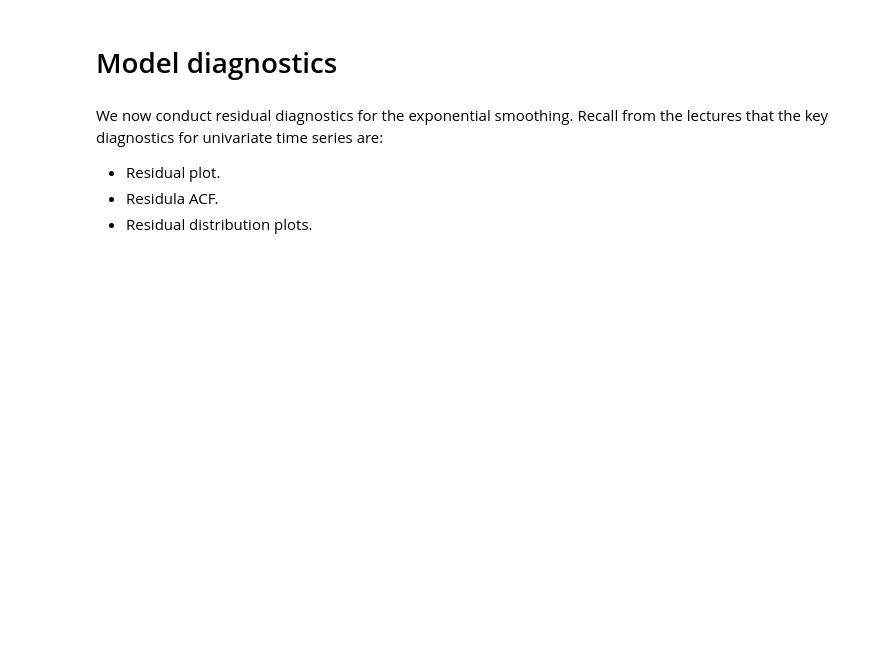
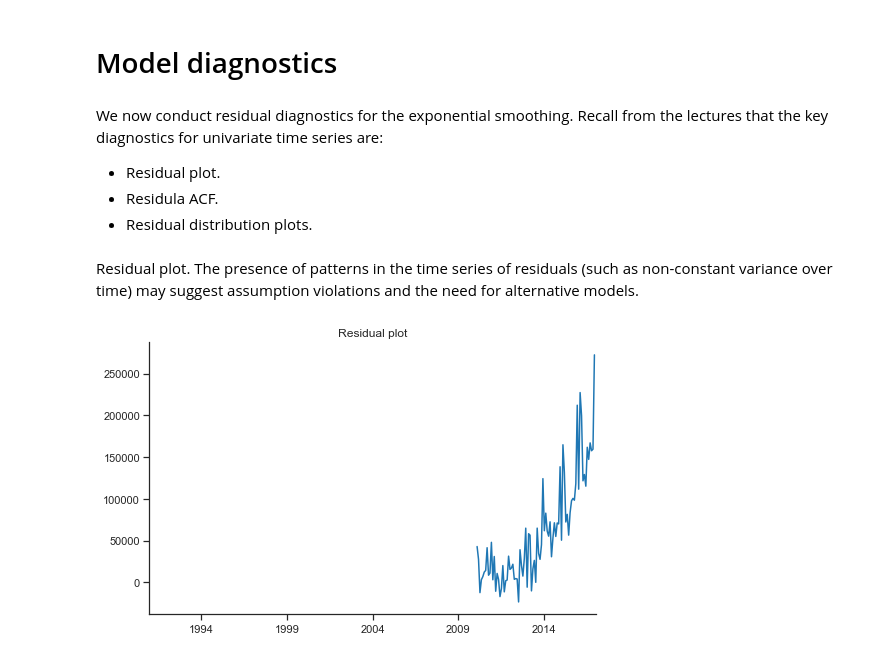
Before and after one commit to ChelseaYang1130/S2-2020, a Jupyter notebook: QBUS2820/Assignment 2/480110301Qbus2820Assignment2S22020.ipynb, the cells around one changed output. Cells and saved outputs as stored; diff of their text form; code cells hidden in the pictures; blank space fills up the shorter version.

```diff
--- a/QBUS2820/Assignment 2/480110301Qbus2820Assignment2S22020.ipynb
+++ b/QBUS2820/Assignment 2/480110301Qbus2820Assignment2S22020.ipynb
@@ -1314,0 +1365,16 @@ resid=y-fitted
+# %%
+resid_ses=y-pred_hwe
+# %% [markdown]
+Residual plot. The presence of patterns in the time series of
+residuals (such as non-constant variance over time) may suggest
+assumption violations and the need for alternative models.
+# %%
+fig, ax= plt.subplots(figsize=(8,5))
+resid_ses.plot(color=blue)
+ax.set_xlabel('')
+ax.set_xticks([], minor=True)
+ax.set_title('Residual plot')
+sns.despine()
+plt.show()
+# %% [output]
+[figure, added]
```
Also changed, not shown: parts of 26 cells of this notebook, 15 other files.
